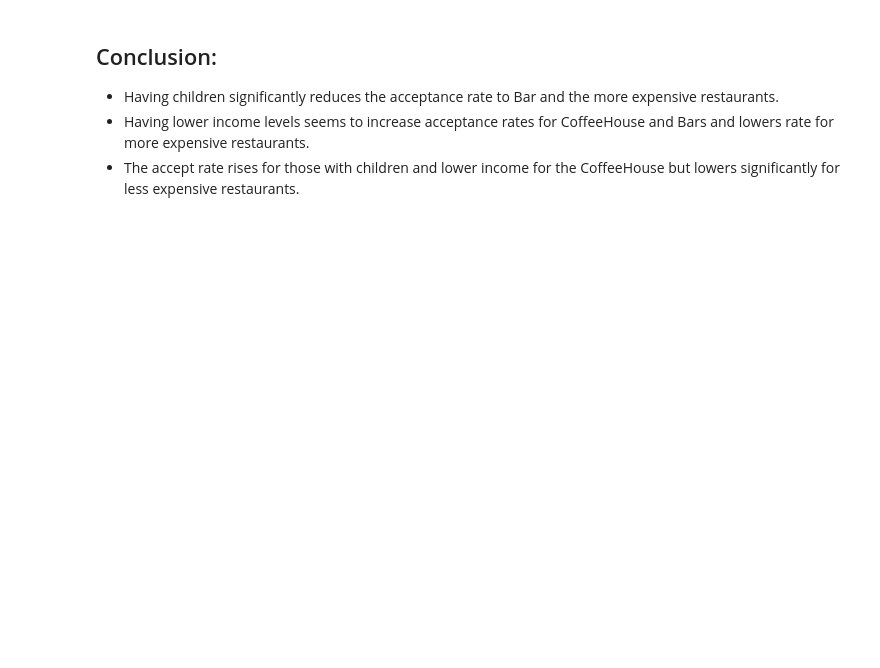
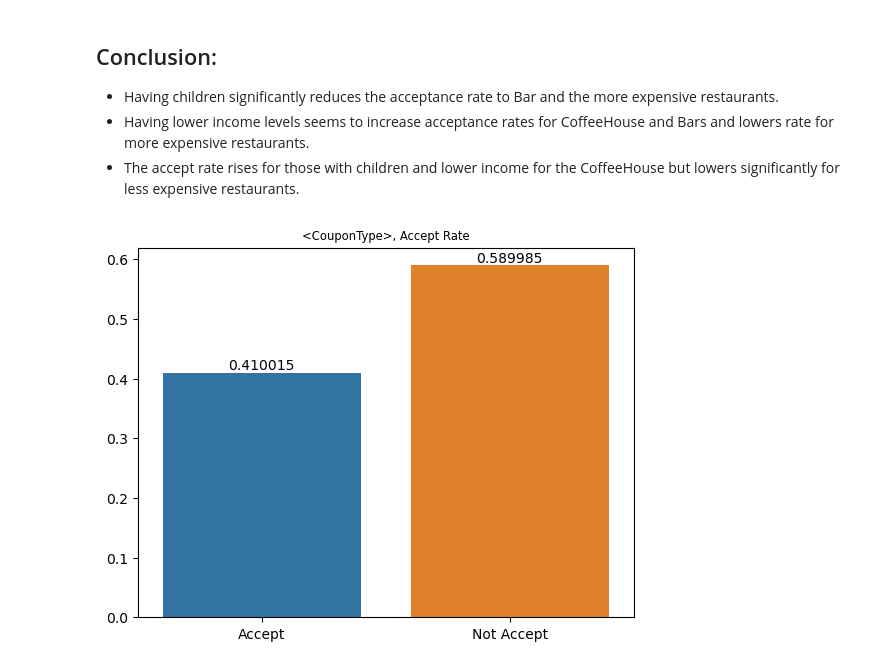
Before and after one commit to bwalsh125/assignment5_1, a Jupyter notebook: prompt.ipynb, the cells around one changed output. Cells and saved outputs as stored; diff of their text form; code cells hidden in the pictures; blank space fills up the shorter version.

```diff
--- a/prompt.ipynb
+++ b/prompt.ipynb
@@ -781,3 +780,10 @@ NameError: name 'tight_layout' is not defined
    * Having children significantly reduces the acceptance rate to Bar and the more expensive restaurants.
    * Having lower income levels seems to increase acceptance rates for CoffeeHouse and Bars and lowers rate for more expensive restaurants.
    * The accept rate rises for those with children and lower income for the CoffeeHouse but lowers significantly for less expensive restaurants.
+# %%
+# Generate individual graphs for report.
+fig, ax = plt.subplots(nrows=1, ncols=1)
+plot_accept_rate(datac.query('coupon == "Bar"'), ax, "<CouponType>" ", Accept Rate")
+plt.savefig("images/format.png")
+# %% [output]
+[figure, added]
```
Also changed, not shown: parts of 3 cells of this notebook, 5 other files.
